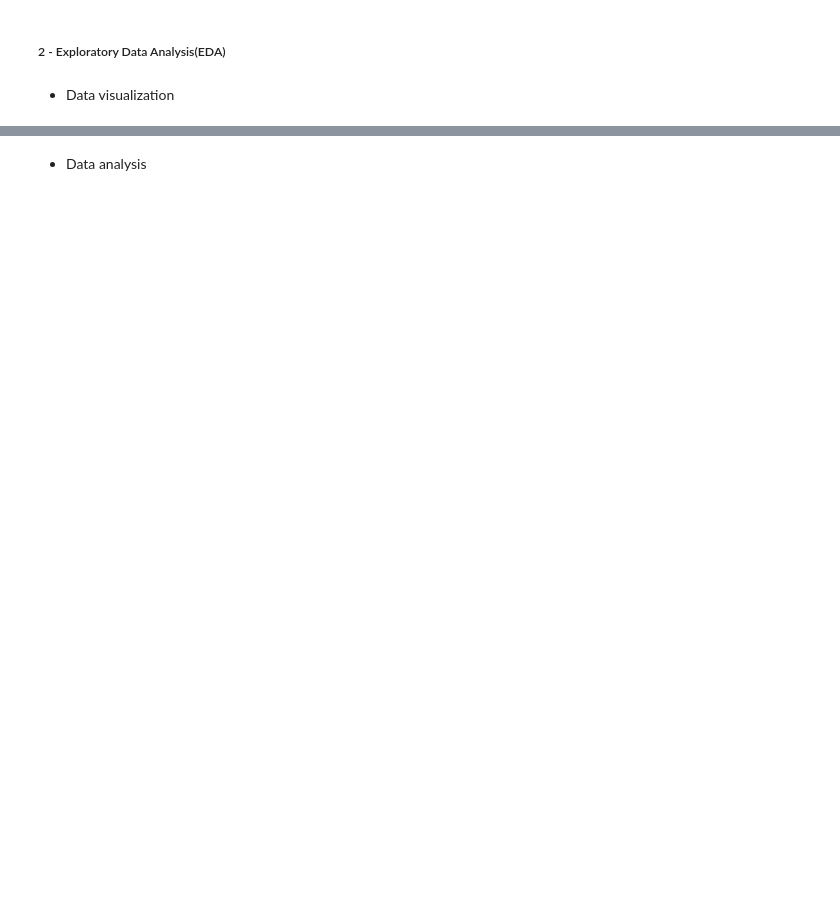
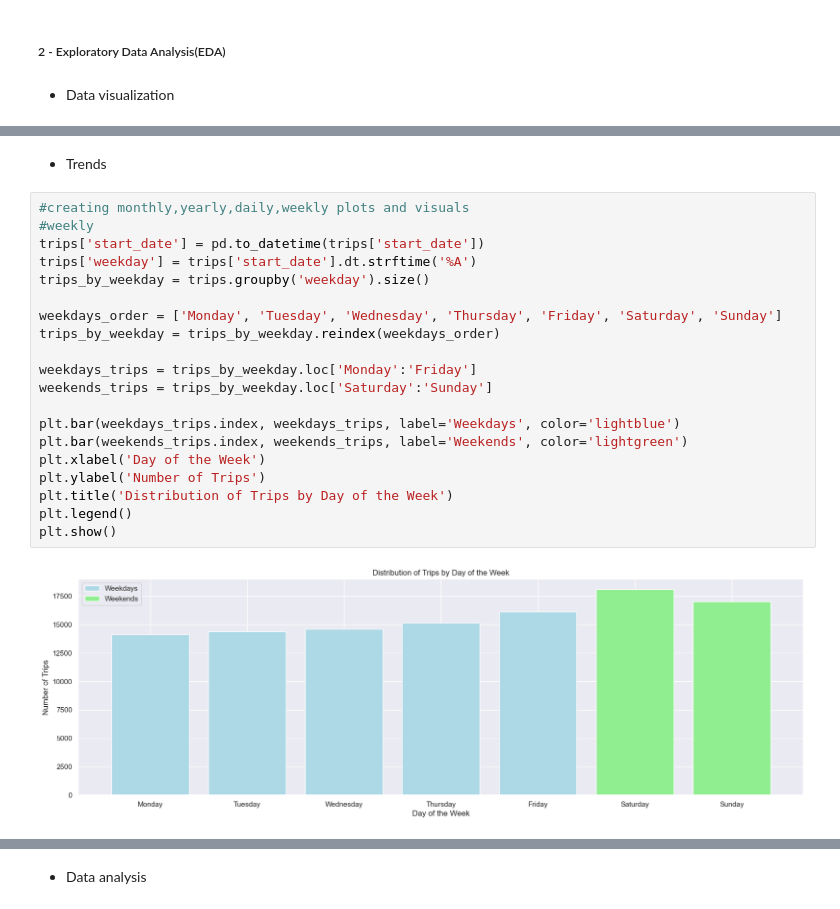
Before and after one commit to ehsanhosseini1380/torch_geometric_temporal, a Jupyter notebook: Src/bikeshare_final.ipynb, the cells around one changed output, grey strips where cells are left out. Cells and saved outputs as stored; diff of their text form; blank space fills up the shorter version.

```diff
--- a/Src/bikeshare_final.ipynb
+++ b/Src/bikeshare_final.ipynb
@@ -71,0 +175,24 @@ Let's start our journey by collecting and exploring the data to uncover valuable
+# %% [markdown]
+- Trends
+# %%
+#creating monthly,yearly,daily,weekly plots and visuals
+#weekly
+trips['start_date'] = pd.to_datetime(trips['start_date'])
+trips['weekday'] = trips['start_date'].dt.strftime('%A')
+trips_by_weekday = trips.groupby('weekday').size()
+
+weekdays_order = ['Monday', 'Tuesday', 'Wednesday', 'Thursday', 'Friday', 'Saturday', 'Sunday']
+trips_by_weekday = trips_by_weekday.reindex(weekdays_order)
+
+weekdays_trips = trips_by_weekday.loc['Monday':'Friday']
+weekends_trips = trips_by_weekday.loc['Saturday':'Sunday']
+
+plt.bar(weekdays_trips.index, weekdays_trips, label='Weekdays', color='lightblue')
+plt.bar(weekends_trips.index, weekends_trips, label='Weekends', color='lightgreen')
+plt.xlabel('Day of the Week')
+plt.ylabel('Number of Trips')
+plt.title('Distribution of Trips by Day of the Week')
+plt.legend()
+plt.show()
+# %% [output]
+[figure, added]
```
Also changed, not shown: parts of 41 cells of this notebook, 1 other file.
